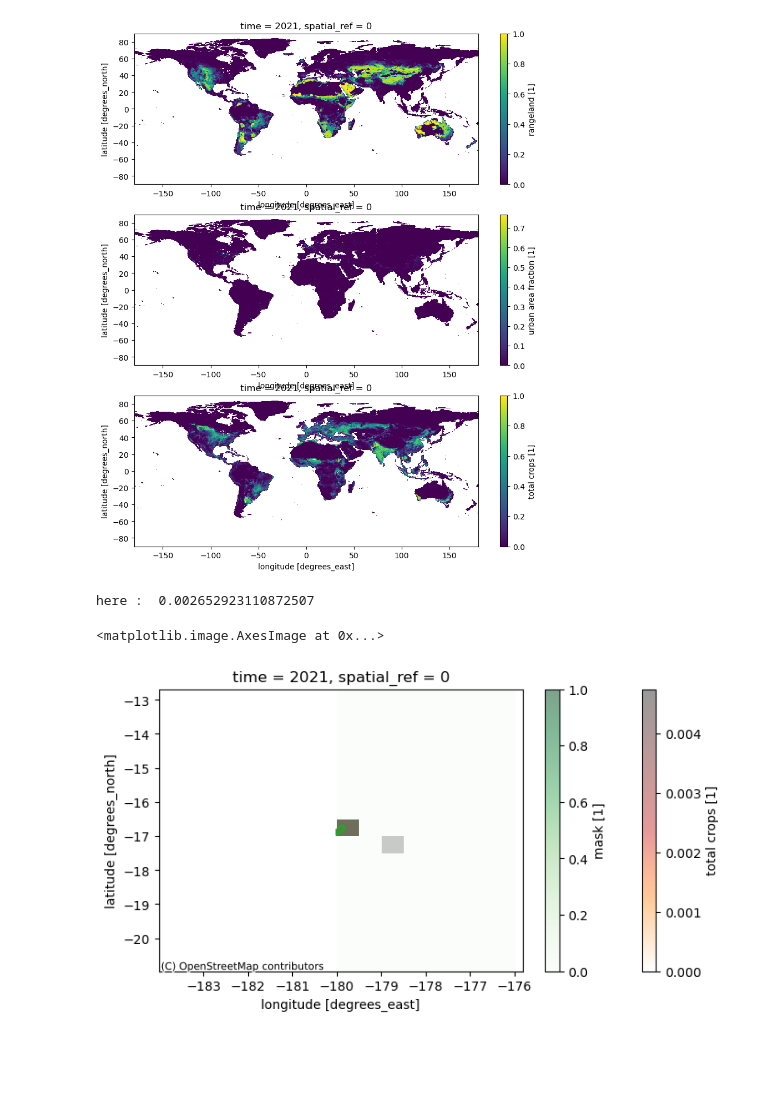
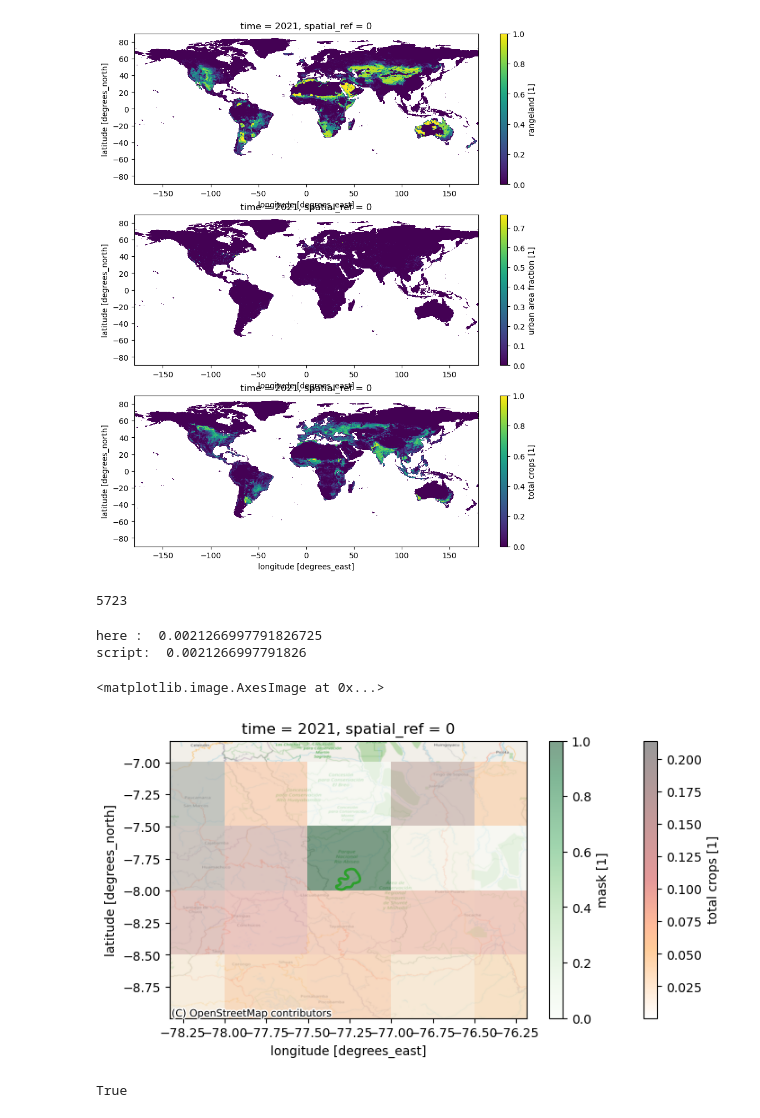
Before and after one commit to Copani/RedList_Climate, a Jupyter notebook: explore_erm_data.ipynb, the cells around one changed output. Saved outputs shown, nothing was run; the diff lists cells and outputs as text; code cells hidden in the pictures; blank space fills up the shorter version.

```diff
--- a/explore_erm_data.ipynb
+++ b/explore_erm_data.ipynb
@@ -23,7 +23,7 @@ import contextily as ctx
 # load spacial data
 # gaa2 = gpd.read_file('../Data/GAA2/GAA2_allspecies.gdb')
 # load spacial data - first 10 rows only
-gaa2 = gpd.read_file('../Data/GAA2/GAA2_allspecies.gdb', rows=slice(3000,4000))
+gaa2 = gpd.read_file('../Data/GAA2/GAA2_allspecies.gdb', rows=20)
 # %%
 gaa2.head()
 # %% [output]
@@ -71,14 +71,19 @@ crop.sel(time=2021).cropland_total.plot.imshow(cmap='viridis', add_colorbar=True
 # %% [output]
 <matplotlib.image.AxesImage at 0x...>
 [figure]
+# %%
+script_test = pd.read_csv('gaa2_landuse_2021.csv')
+# %%
+script_test.Shape_Area.loc[script_test['Shape_Area'] < 0.1].count()
+# %% [output]
+5723
 # %%
-idx = 1888
-
+idx = 12
 # load test geometry
-geo = gaa2.iloc[[374]]
+geo = gaa2.iloc[[idx]]
 
 # get the fractional cropland cover for the window of the geometry
-margin = 4
+margin = 1
 xmin, ymin, xmax, ymax = geo.bounds.values[0]
 xmin -= margin
 ymin -= margin
@@ -101,36 +106,41 @@ poly_mask = rasterize([(poly)],
 from numpy import pi, cos
 
 dat_window = dat_window.fillna(0)
 lats = np.expand_dims(dat_window.lat,axis=1) / 360 * 2 * pi
 cell_coefs = cos(lats)
 dat_wheighted = dat_window.values * cell_coefs
 
 ## perform calculation
 cropcover_percentage = np.sum(poly_mask * dat_wheighted) / np.sum(poly_mask * cell_coefs)
 
 print('here : ', cropcover_percentage)
-# print('script: ', script_test.cropland_2021.iloc[idx])
+print('script: ', script_test.cropland_2021.iloc[idx])
 
 
 
 # Visualize
 ## copy array to xarray with appropiate coordinates and crs (improvised version)
 mask2 = dat_window.copy()
 mask2.attrs['long_name'] = 'mask'
 mask2.values = poly_mask
 
 ## plot
 fig, ax = plt.subplots(figsize=(8,4))
 ax.set_xlim(xmin, xmax)
 ax.set_ylim(ymin, ymax)
 geo.plot(ax=ax, facecolor='none', edgecolor='tab:green', linewidth=2)
 ctx.add_basemap(ax=ax, crs=geo.crs.to_string(), source=ctx.providers.OpenStreetMap.Mapnik)
 dat_window.plot.imshow(ax=ax, alpha = 0.4, cmap='gist_heat_r')
 mask2.plot.imshow(ax=ax, alpha= 0.5, cmap='Greens')
 # %% [output]
-here :  0.002652923110872507
+here :  0.0021266997791826725
+script:  0.0021266997791826
 <matplotlib.image.AxesImage at 0x...>
-[figure, old version]
+[figure, new version]
+# %%
+'lat' in crop21.coords
+# %% [output]
+True
 # %%
 poly_mask
 # %% [output]
```
Also changed, not shown: parts of 2 cells of this notebook, 4 other files.
